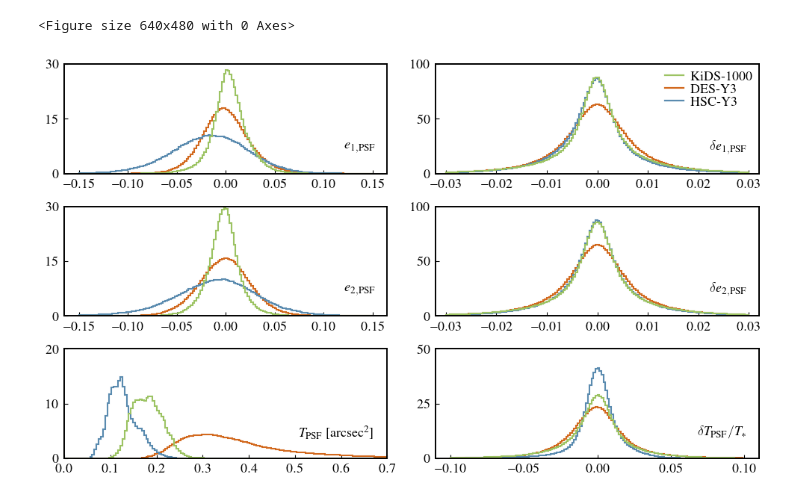
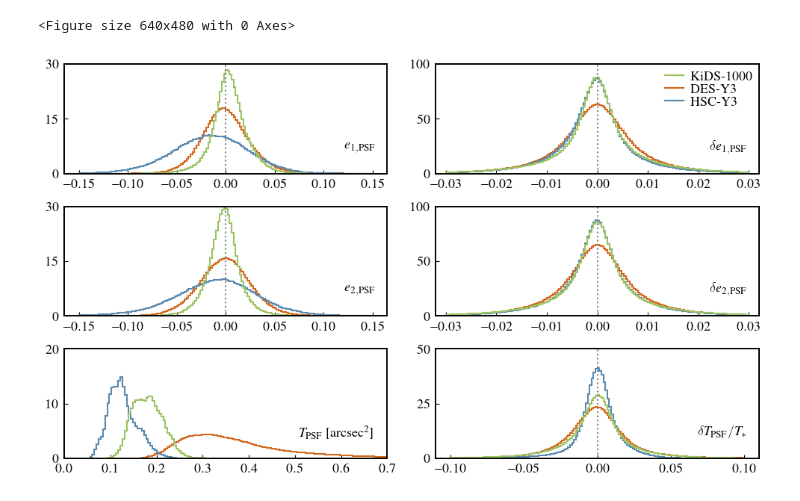
Before and after one commit to LSSTDESC/nulltests_txpipe, a Jupyter notebook: paper_plots/Fig3/PSFHistogramPlot.ipynb, the cells around one changed output. Cells and saved outputs as stored; diff of their text form; code cells hidden in the pictures.

```diff
--- a/paper_plots/Fig3/PSFHistogramPlot.ipynb
+++ b/paper_plots/Fig3/PSFHistogramPlot.ipynb
@@ -52,6 +52,7 @@ ax0.text(0.96,0.3,r'$e_{1, {\rm PSF}}$',transform=ax0.transAxes,ha='right',va='t
 ax0.tick_params(axis="both",which='both',direction="in")
 ax0.tick_params(axis='both', which='major', pad=5)
 ax0.set_yticks([0,15,30])
+ax0.plot([0,0], [0,30], ls=':', color='grey')
 
 ax1 = plt.subplot(gs[1])
 ax1.hist((desy3_s['stars/measured_e1'][:]- desy3_s['stars/model_e1'][:]),bins=150,range=[-0.03,0.03],histtype='step',color=descol,density=True,lw=1.5)
@@ -67,6 +68,7 @@ ax1.text(0.96,0.3,r'$\delta e_{1, {\rm PSF}}$',transform=ax1.transAxes,ha='right
 ax1.tick_params(axis="both",which='both',direction="in")
 ax1.tick_params(axis='both', which='major', pad=5)
 ax1.set_yticks([0,50,100])
+ax1.plot([0,0], [0,100], ls=':', color='grey')
 
 ax2 = plt.subplot(gs[2])
 ax2.hist((desy3_s['stars/model_e2'][:]),bins=150,range=[-0.15,0.15],histtype='step',color=descol,density=True,lw=1.5)
@@ -77,6 +79,8 @@ ax2.text(0.96,0.3,r'$e_{2, {\rm PSF}}$',transform=ax2.transAxes,ha='right',va='t
 ax2.tick_params(axis="both",which='both',direction="in")
 ax2.tick_params(axis='both', which='major', pad=5)
 ax2.set_yticks([0,15,30])
+ax2.plot([0,0], [0,100], ls=':', color='grey')
+
 
 ax3 = plt.subplot(gs[3])
 ax3.hist((desy3_s['stars/measured_e2'][:]- desy3_s['stars/model_e2'][:]),bins=150,range=[-0.03,0.03],histtype='step',color=descol,density=True,lw=1.5)
@@ -88,6 +92,7 @@ ax3.text(0.96,0.3,r'$\delta e_{2, {\rm PSF}}$',transform=ax3.transAxes,ha='right
 ax3.tick_params(axis="both",which='both',direction="in")
 ax3.tick_params(axis='both', which='major', pad=5)
 ax3.set_yticks([0,50,100])
+ax3.plot([0,0], [0,100], ls=':', color='grey')
 
 ax4 = plt.subplot(gs[4])
 ax4.hist(desy3_s['stars/model_T'][:],bins=150,range=[0,0.7],histtype='step',color=descol,density=True,lw=1.5)
@@ -97,31 +102,32 @@ ax4.set_xlim(0,0.7)
 ax4.set_ylim(0,20)
 ax4.text(0.96,0.3,r'$T_{\rm PSF}$ [arcsec$^2$]',transform=ax4.transAxes,ha='right',va='top',size=13)
 ax4.tick_params(axis="both",which='both',direction="in")
 ax4.tick_params(axis='both', which='major', pad=5)
 ax4.set_yticks([0,10,20])
 
 ax5 = plt.subplot(gs[5])
 ax5.hist((desy3_s['stars/measured_T'][:]- desy3_s['stars/model_T'][:])/desy3_s['stars/measured_T'][:],bins=150,range=[-0.1,0.1],histtype='step',color=descol,density=True,lw=1.5)
 ax5.hist((hscy3_s['stars/measured_T'][:]- hscy3_s['stars/model_T'][:])/hscy3_s['stars/measured_T'][:],bins=150,range=[-0.1,0.1],histtype='step',color=hsccol,density=True,lw=1.5)
 ax5.hist((kids_s['stars/measured_T'][:]- kids_s['stars/model_T'][:])/kids_s['stars/measured_T'][:],bins=150,range=[-0.1,0.1],histtype='step',color=kidscol,density=True,lw=1.5)
 ax5.set_xlim(-0.11,0.11)
 ax5.set_ylim(0,50)
 ax5.text(0.96,0.3,r'$\delta T_{\rm PSF}/ T_{*}$',transform=ax5.transAxes,ha='right',va='top',size=13)
 ax5.tick_params(axis="both",which='both',direction="in")
 ax5.tick_params(axis='both', which='major', pad=5)
 ax5.set_yticks([0,25,50])
+ax5.plot([0,0], [0,50], ls=':', color='grey')
 
 
 for axis in ['top','bottom','left','right']:
     ax0.spines[axis].set_linewidth(1.4)
     ax1.spines[axis].set_linewidth(1.4)
     ax2.spines[axis].set_linewidth(1.4)
     ax3.spines[axis].set_linewidth(1.4)
     ax4.spines[axis].set_linewidth(1.4)
     ax5.spines[axis].set_linewidth(1.4)
 
 
 plt.savefig('psf_histograms.pdf',dpi=200)
 # %% [output]
 <Figure size 640x480 with 0 Axes>
-[figure, old version]
+[figure, new version]
```
Also changed, not shown: 1 other file.
